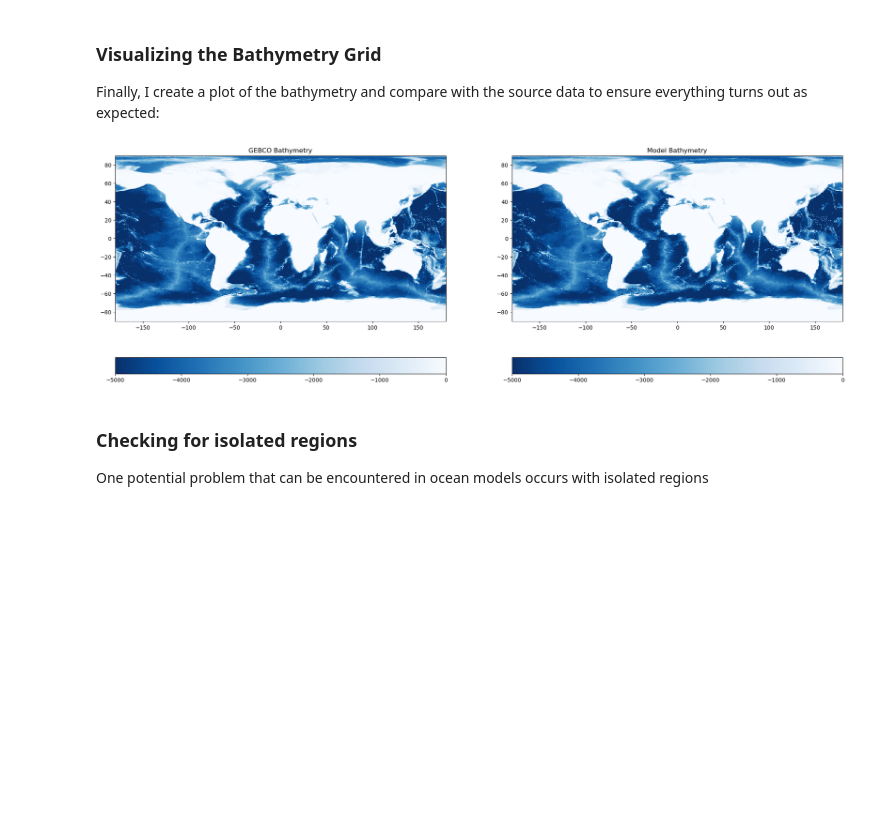
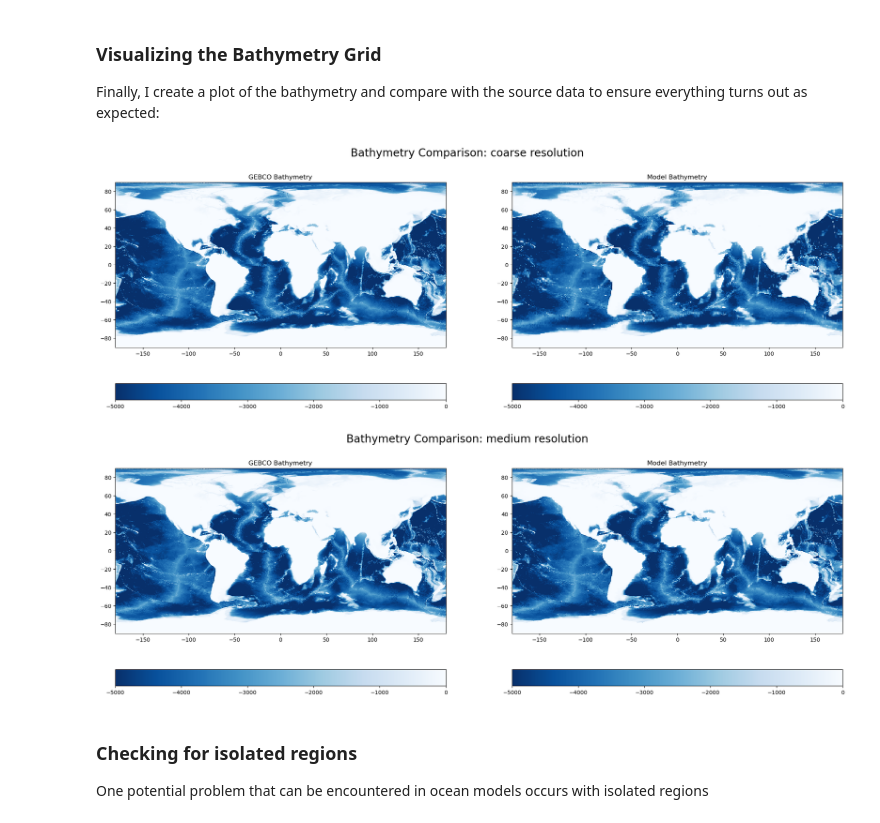
Before and after one commit to tparker1/cs185c_fall2024, a Jupyter notebook: Project/notebooks/9-2 Creating Bathymetry.ipynb, the cells around one changed output. Saved outputs shown, nothing was run; the diff lists cells and outputs as text; code cells hidden in the pictures; blank space fills up the shorter version.

Commit message:
Finalize bathy walkthrough for two grids

```diff
--- a/Project/notebooks/9-2 Creating Bathymetry.ipynb
+++ b/Project/notebooks/9-2 Creating Bathymetry.ipynb
@@ -50,32 +64,41 @@ Double check shape: (720,) (360,)
 Number of grid cells: 259200
 # %%
 # interpolate the gebco data onto the model grid
-Model_bathy = griddata(np.column_stack([Globe_Lon.ravel(),Globe_Lat.ravel()]), Globe_bathy.ravel(), (XC, YC), method='nearest')
+Model_bathy_coarse = griddata(np.column_stack([Globe_Lon.ravel(),Globe_Lat.ravel()]), Globe_bathy.ravel(), (XC_coarse, YC_coarse), method='nearest')
+Model_bathy_medium = griddata(np.column_stack([Globe_Lon.ravel(),Globe_Lat.ravel()]), Globe_bathy.ravel(), (XC_medium, YC_medium), method='nearest')
+
+# set points on land to 0
+Model_bathy_coarse[Model_bathy_coarse>0] = 0
+Model_bathy_medium[Model_bathy_medium>0] = 0
-# %%
-# set points on land to 0
-Model_bathy[Model_bathy>0] = 0
 # %% [markdown]
 ### Visualizing the Bathymetry Grid
 Finally, I create a plot of the bathymetry and compare with the source data to ensure everything turns out as expected:
 # %%
-plt.figure(figsize=(24,8))
+def vis_bathy(XC, YC, Model_bathy, res = 'coarse'):
+    plt.figure(figsize=(24,8))
 
-plt.subplot(1,2,1)
-C = plt.pcolormesh(Globe_Lon, Globe_Lat, Globe_bathy, vmin=-5000, vmax=0, cmap='Blues_r')
-plt.colorbar(C, orientation = 'horizontal')
-plt.title('GEBCO Bathymetry')
-plt.gca().set_aspect('equal', adjustable='box')
+    plt.subplot(1,2,1)
+    C = plt.pcolormesh(Globe_Lon, Globe_Lat, Globe_bathy, vmin=-5000, vmax=0, cmap='Blues_r')
+    plt.colorbar(C, orientation = 'horizontal')
+    plt.title('GEBCO Bathymetry')
+    plt.gca().set_aspect('equal', adjustable='box')
 
-plt.subplot(1,2,2)
-C = plt.pcolormesh(XC, YC , Model_bathy, vmin=-5000, vmax=0, cmap='Blues_r')
-plt.colorbar(C, orientation = 'horizontal')
-plt.title('Model Bathymetry')
-plt.gca().set_aspect('equal', adjustable='box')
+    plt.subplot(1,2,2)
+    C = plt.pcolormesh(XC, YC , Model_bathy, vmin=-5000, vmax=0, cmap='Blues_r')
+    plt.colorbar(C, orientation = 'horizontal')
+    plt.title('Model Bathymetry')
+    plt.gca().set_aspect('equal', adjustable='box')
 
-plt.show()
-plt.close()
+    plt.suptitle('Bathymetry Comparison: ' + res + ' resolution', fontsize=20)
+
+    plt.show()
+    plt.close()
+
+vis_bathy(XC_coarse, YC_coarse, Model_bathy_coarse, res = 'coarse')
+vis_bathy(XC_medium, YC_medium, Model_bathy_medium, res = 'medium')
 # %% [output]
-[figure, old version]
+[figure, new version]
+[figure, added]
 # %% [markdown]
 ### Checking for isolated regions
 One potential problem that can be encountered in ocean models occurs with isolated regions
```
Also changed, not shown: parts of 25 cells of this notebook.
